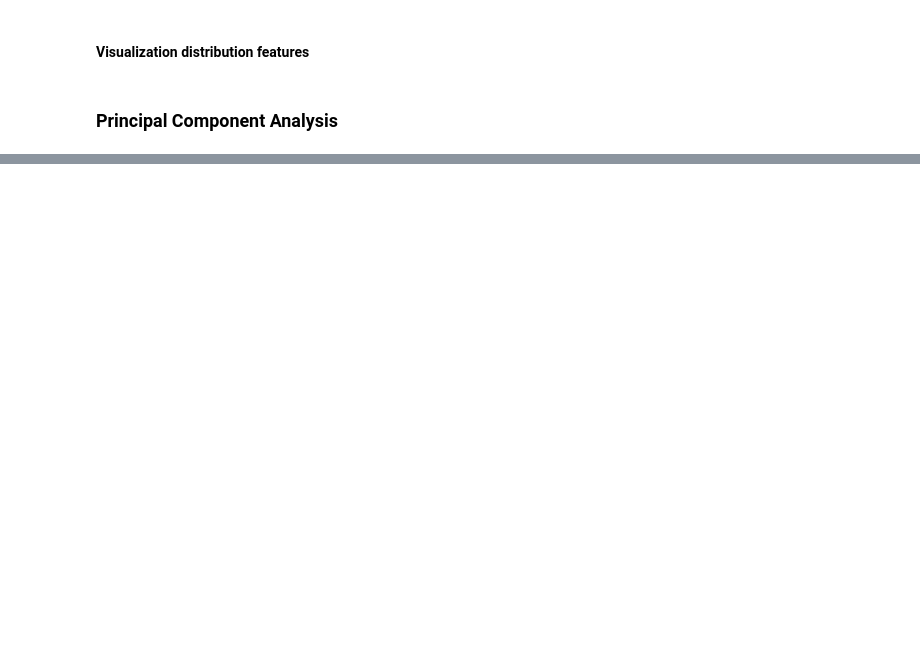
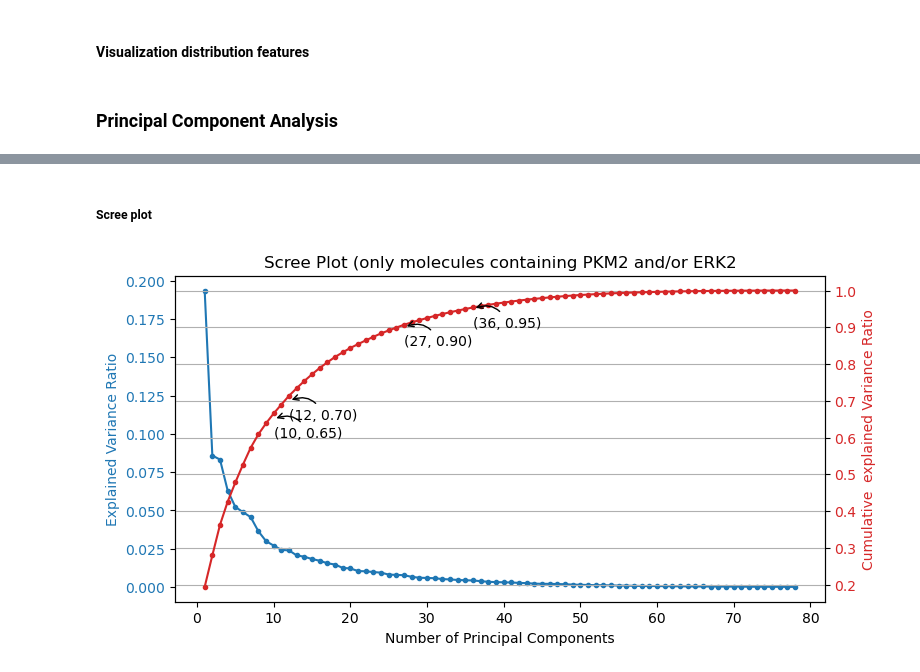
Before and after one commit to jobvandijk/GroupAssigment_group6, a Jupyter notebook: DataAnalyse.ipynb, the cells around one changed output, grey strips where cells are left out. Drawn from its saved outputs; the diff is of its cells as text; code cells hidden in the pictures; blank space fills up the shorter version.

```diff
--- a/DataAnalyse.ipynb
+++ b/DataAnalyse.ipynb
@@ -101,0 +206,48 @@ plt.show()
+# %%
+# Remove all molecules that do not contain PKM2 and/or ERK2
+data_filtered = data[labels['Class'] != 0]
+labels_filtered = labels[labels['Class'] != 0]
+# Scale data and apply pca
+minmax_data_filtered = minmax_scaler.fit_transform(data_filtered)
+data_pca_filtered = pca.fit_transform(minmax_data_filtered)
+# %% [markdown]
+##### Scree plot
+# %%
+n_features = min(data_filtered.shape[0], data_filtered.shape[1])
+pca_features_filtered = PCA(n_components=n_features)
+pca_features_filtered.fit(minmax_data_filtered)
+
+# Calculate explained variance ratio
+explained_variance_ratio_filtered = pca_features_filtered.explained_variance_ratio_
+
+fig, ax1 = plt.subplots(figsize=(8, 4))
+
+# Plot the EVR of each component (feature)
+color = 'tab:blue'
+ax1.set_xlabel('Number of Principal Components')
+ax1.set_ylabel('Explained Variance Ratio', color=color)
+ax1.plot(np.arange(1, n_features+1), explained_variance_ratio_filtered, marker='.', linestyle='-', color=color)
+ax1.tick_params(axis='y', labelcolor=color)
+
+# Plot the cumulative EVR of each component
+ax2 = ax1.twinx()
+color = 'tab:red'
+ax2.set_ylabel('Cumulative  explained Variance Ratio', color=color)
+ax2.plot(np.arange(1, n_features+1), np.cumsum(explained_variance_ratio_filtered), marker='.', linestyle='-', color=color)
+ax2.tick_params(axis='y', labelcolor=color)
+
+# Add annotations for specific points
+thresholds = [0.65, 0.70, 0.90, 0.95]
+for threshold in thresholds:
+    index = np.argmax(np.cumsum(explained_variance_ratio_filtered) >= threshold)
+    plt.annotate(f'({index+1}, {threshold:.2f})',
+                 xy=(index+1, threshold),
+                 xytext=(index+1, threshold - 0.05),
+                 arrowprops=dict(facecolor='black', arrowstyle='->', connectionstyle='arc3,rad=0.5'))
+
+fig.tight_layout()
+plt.title('Scree Plot (only molecules containing PKM2 and/or ERK2')
+plt.grid(True)
+plt.show()
+# %% [output]
+[figure, added]
```
Also changed, not shown: parts of 15 cells of this notebook.
